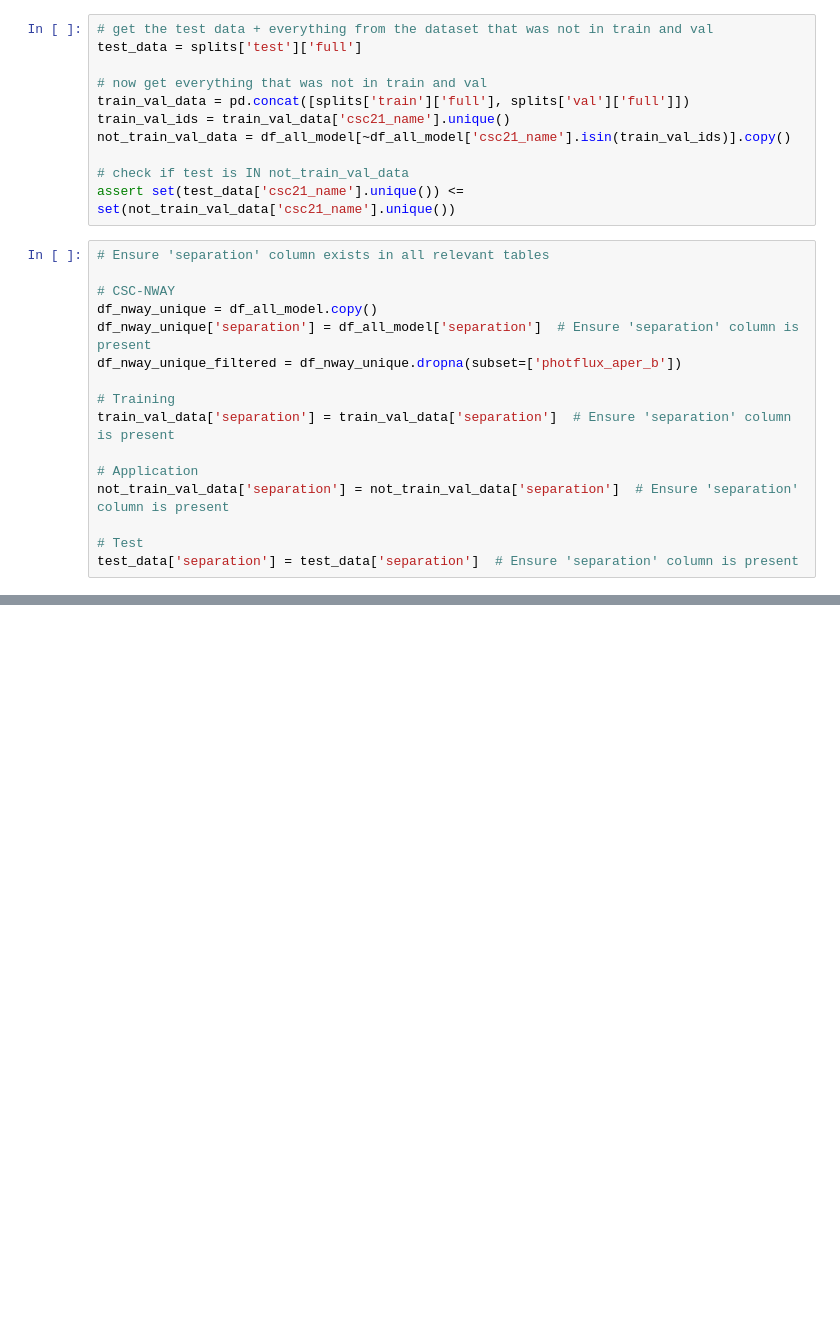
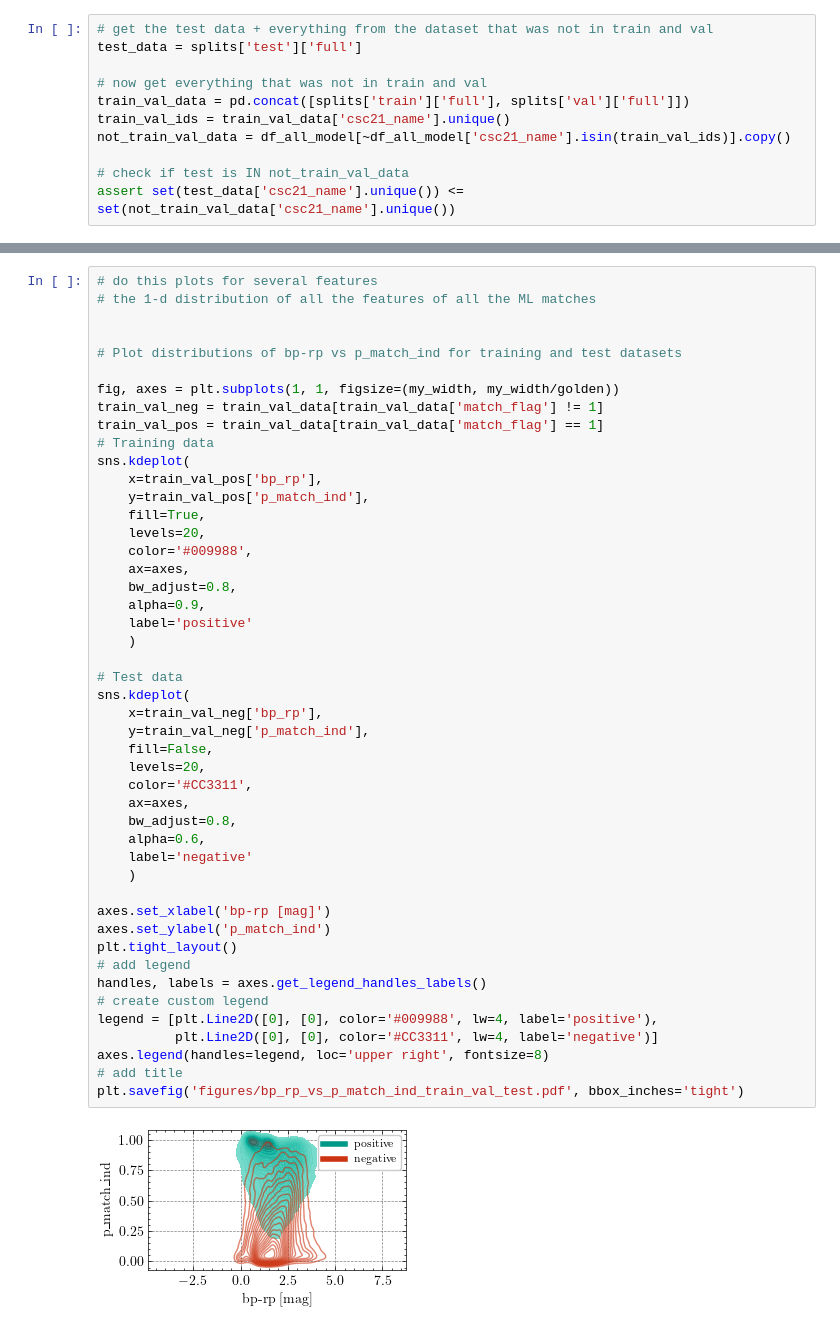
Before and after one commit to samuelperezdi/starsml, a Jupyter notebook: notebooks/paperplots.ipynb, the cells around one changed output, grey strips where cells are left out. Saved outputs shown, nothing was run; the diff lists cells and outputs as text; blank space fills up the shorter version.

```diff
--- a/notebooks/paperplots.ipynb
+++ b/notebooks/paperplots.ipynb
@@ -657,19 +659,3 @@ not_train_val_data = df_all_model[~df_all_model['csc21_name'].isin(train_val_ids
 
 # check if test is IN not_train_val_data
 assert set(test_data['csc21_name'].unique()) <= set(not_train_val_data['csc21_name'].unique())
-# %%
-# Ensure 'separation' column exists in all relevant tables
-
-# CSC-NWAY
-df_nway_unique = df_all_model.copy()
-df_nway_unique['separation'] = df_all_model['separation']  # Ensure 'separation' column is present
-df_nway_unique_filtered = df_nway_unique.dropna(subset=['photflux_aper_b'])
-
-# Training
-train_val_data['separation'] = train_val_data['separation']  # Ensure 'separation' column is present
-
-# Application
-not_train_val_data['separation'] = not_train_val_data['separation']  # Ensure 'separation' column is present
-
-# Test
-test_data['separation'] = test_data['separation']  # Ensure 'separation' column is present
@@ -808,0 +679,49 @@ plt.show()
+# %%
+# do this plots for several features
+# the 1-d distribution of all the features of all the ML matches
+
+
+# Plot distributions of bp-rp vs p_match_ind for training and test datasets
+
+fig, axes = plt.subplots(1, 1, figsize=(my_width, my_width/golden))
+train_val_neg = train_val_data[train_val_data['match_flag'] != 1]
+train_val_pos = train_val_data[train_val_data['match_flag'] == 1]
+# Training data
+sns.kdeplot(
+    x=train_val_pos['bp_rp'],
+    y=train_val_pos['p_match_ind'],
+    fill=True,
+    levels=20,
+    color='#009988',
+    ax=axes,
+    bw_adjust=0.8,
+    alpha=0.9,
+    label='positive'
+    )
+
+# Test data
+sns.kdeplot(
+    x=train_val_neg['bp_rp'],
+    y=train_val_neg['p_match_ind'],
+    fill=False,
+    levels=20,
+    color='#CC3311',
+    ax=axes,
+    bw_adjust=0.8,
+    alpha=0.6,
+    label='negative'
+    )
+
+axes.set_xlabel('bp-rp [mag]')
+axes.set_ylabel('p_match_ind')
+plt.tight_layout()
+# add legend
+handles, labels = axes.get_legend_handles_labels()
+# create custom legend
+legend = [plt.Line2D([0], [0], color='#009988', lw=4, label='positive'),
+          plt.Line2D([0], [0], color='#CC3311', lw=4, label='negative')]
+axes.legend(handles=legend, loc='upper right', fontsize=8)
+# add title
+plt.savefig('figures/bp_rp_vs_p_match_ind_train_val_test.pdf', bbox_inches='tight')
+# %% [output]
+[figure, added]
```
Also changed, not shown: parts of 35 cells of this notebook, 9 other files.
